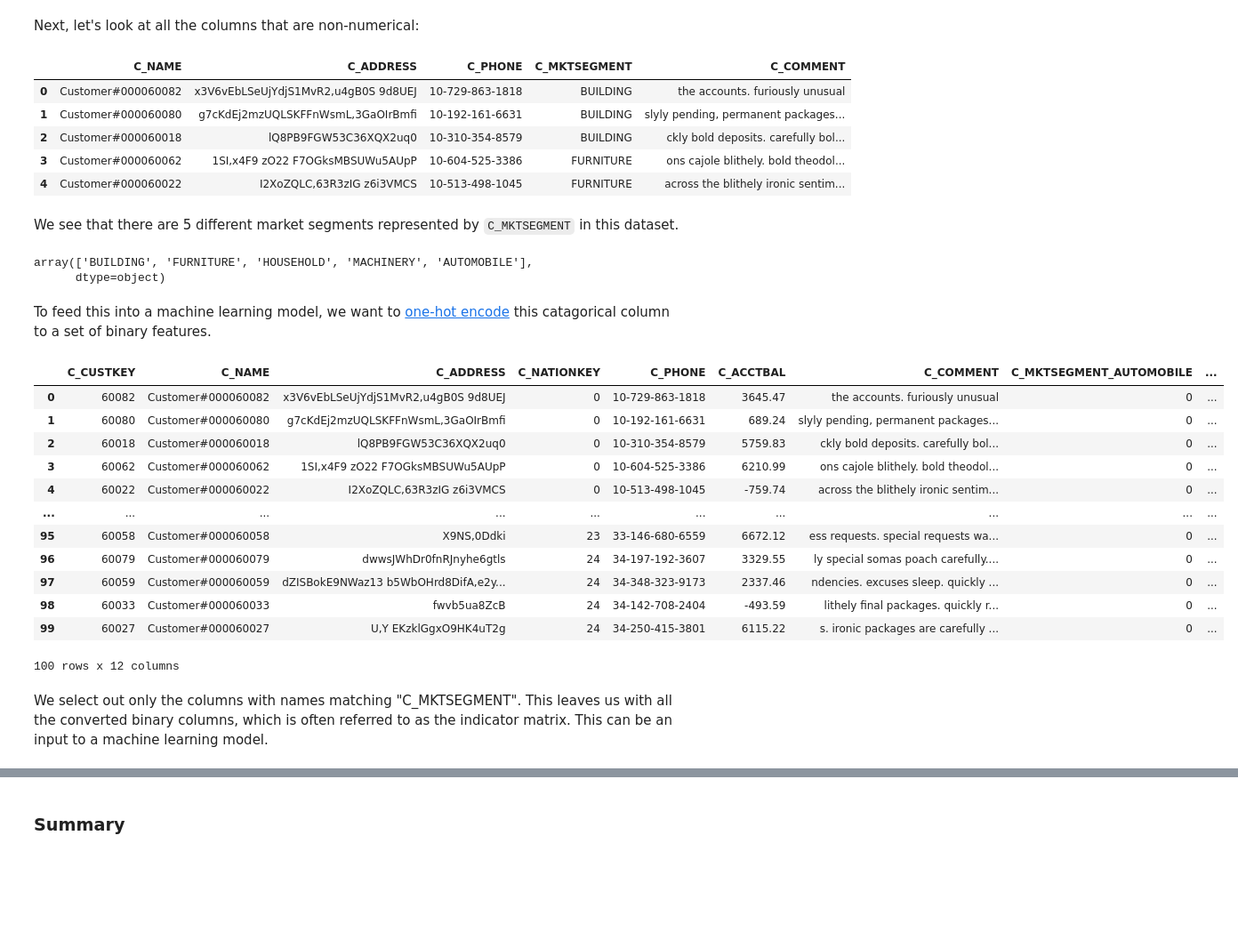
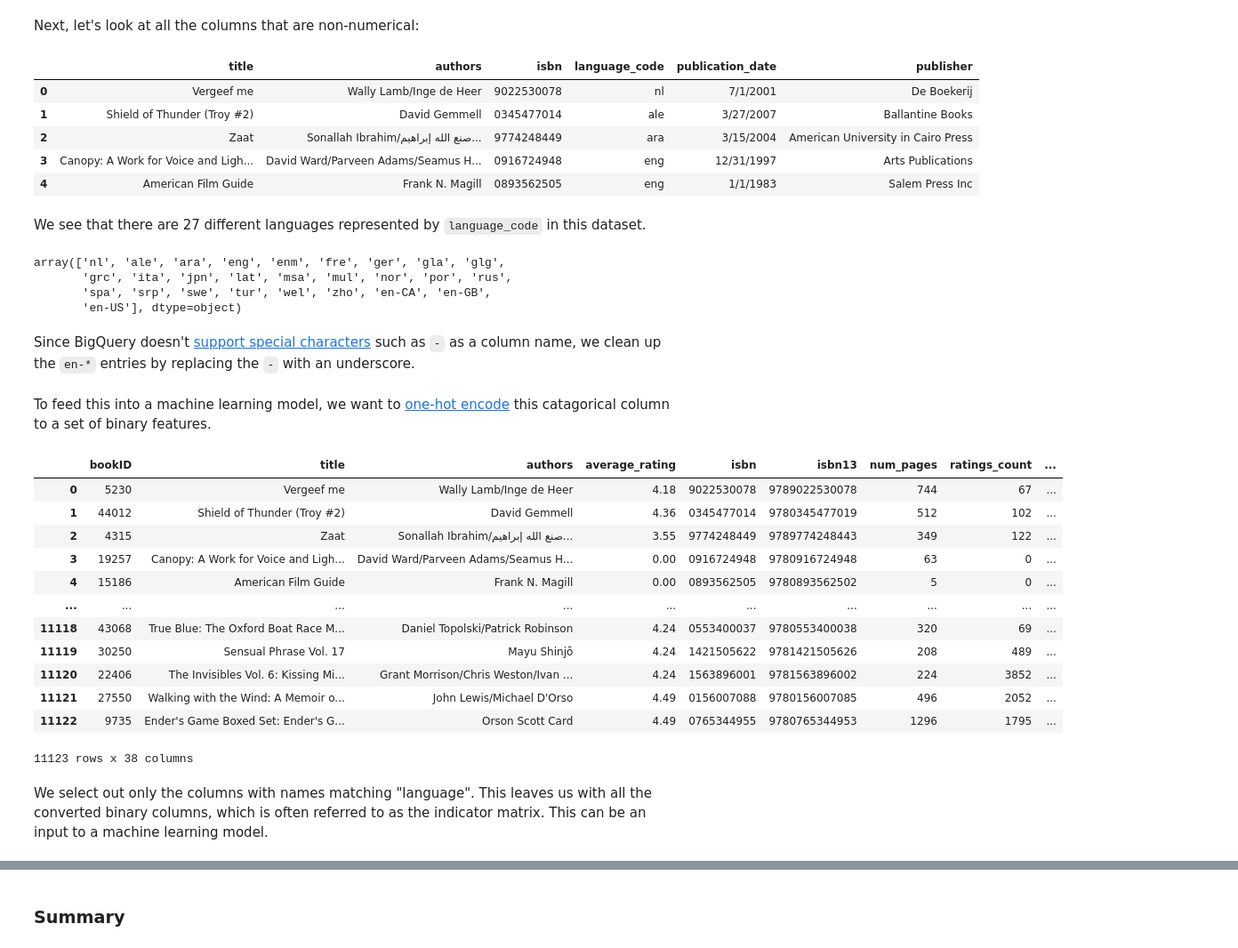
Before and after one commit to ponder-org/ponder-notebooks, a Jupyter notebook: bigquery/tutorial/01-getting-started.ipynb, the cells around one changed output, grey strips where cells are left out. Shown at 89% size. Cells and saved outputs as stored; diff of their text form; code cells hidden in the pictures; blank space fills up the shorter version.

```diff
--- a/bigquery/tutorial/01-getting-started.ipynb
+++ b/bigquery/tutorial/01-getting-started.ipynb
@@ -64,3 +30,11 @@ Uploaded dataset to PONDER_CUSTOMER
+# %%
+import ponder.bigquery
+
+# Create a Ponder BigQuery Connections object
+bigquery_con = ponder.bigquery.connect(creds, schema = "PONDER")
+
+# Initialize the BigQuery connection
+ponder.bigquery.init(bigquery_con)
 # %% [markdown]
 ### Starting Pondering 🎉
 # %% [markdown]
@@ -68,5 +44,5 @@ Now that we have the connection initialized. Let's read the **PONDER_CUSTOMER**
 # %%
-df = pd.read_sql("PONDER_CUSTOMER", bigquery_con)
+df = pd.read_sql("PONDER_BOOKS", bigquery_con)
 # %% [markdown]
 Let's first print out the dataframe and take a look at the data.
 # %%
@@ -127,38 +103,44 @@ Next, let's look at all the columns that are non-numerical:
 # %%
 df.select_dtypes(include='object').head()
 # %% [output]
-|  | C_NAME | C_ADDRESS | C_PHONE | C_MKTSEGMENT | C_COMMENT |
-| 0 | Customer#000060082 | x3V6vEbLSeUjYdjS1MvR2,u4gB0S 9d8UEJ | 10-729-863-1818 | BUILDING | the accounts. furiously unusual |
-| 1 | Customer#000060080 | g7cKdEj2mzUQLSKFFnWsmL,3GaOIrBmfi | 10-192-161-6631 | BUILDING | slyly pending, permanent packages... |
-| 2 | Customer#000060018 | lQ8PB9FGW53C36XQX2uq0 | 10-310-354-8579 | BUILDING | ckly bold deposits. carefully bol... |
-| 3 | Customer#000060062 | 1SI,x4F9 zO22 F7OGksMBSUWu5AUpP | 10-604-525-3386 | FURNITURE | ons cajole blithely. bold theodol... |
-| 4 | Customer#000060022 | I2XoZQLC,63R3zIG z6i3VMCS | 10-513-498-1045 | FURNITURE | across the blithely ironic sentim... |
+|  | title | authors | isbn | language_code | publication_date | publisher |
+| 0 | Vergeef me | Wally Lamb/Inge de Heer | 9022530078 | nl | 7/1/2001 | De Boekerij |
+| 1 | Shield of Thunder (Troy #2) | David Gemmell | 0345477014 | ale | 3/27/2007 | Ballantine Books |
+| 2 | Zaat | Sonallah Ibrahim/صنع الله إبراهيم... | 9774248449 | ara | 3/15/2004 | American University in Cairo Press |
+| 3 | Canopy: A Work for Voice and Ligh... | David Ward/Parveen Adams/Seamus H... | 0916724948 | eng | 12/31/1997 | Arts Publications |
+| 4 | American Film Guide | Frank N. Magill | 0893562505 | eng | 1/1/1983 | Salem Press Inc |
 # %% [markdown]
-We see that there are 5 different market segments represented by `C_MKTSEGMENT` in this dataset.
+We see that there are 27 different languages represented by `language_code` in this dataset.
-# %%
-df.C_MKTSEGMENT.unique()
-# %% [output]
-array(['BUILDING', 'FURNITURE', 'HOUSEHOLD', 'MACHINERY', 'AUTOMOBILE'],
-      dtype=object)
+# %%
+df.language_code.unique()
+# %% [output]
+array(['nl', 'ale', 'ara', 'eng', 'enm', 'fre', 'ger', 'gla', 'glg',
+       'grc', 'ita', 'jpn', 'lat', 'msa', 'mul', 'nor', 'por', 'rus',
+       'spa', 'srp', 'swe', 'tur', 'wel', 'zho', 'en-CA', 'en-GB',
+       'en-US'], dtype=object)
+# %% [markdown]
+Since BigQuery doesn't [support special characters](https://cloud.google.com/bigquery/docs/schemas#column_names) such as `-` as a column name, we clean up the `en-*` entries by replacing the `-` with an underscore.
+# %%
+df.language_code = df.language_code.str.replace("-","_")
 # %% [markdown]
 To feed this into a machine learning model, we want to [one-hot encode](https://en.wikipedia.org/wiki/One-hot) this catagorical column to a set of binary features.
 # %%
-encoded_df = pd.get_dummies(df, columns="C_MKTSEGMENT")
+encoded_df = pd.get_dummies(df, columns="language_code")
 encoded_df
 # %% [output]
-|  | C_CUSTKEY | C_NAME | C_ADDRESS | C_NATIONKEY | C_PHONE | C_ACCTBAL | C_COMMENT | C_MKTSEGMENT_AUTOMOBILE | ... |
-| 0 | 60082 | Customer#000060082 | x3V6vEbLSeUjYdjS1MvR2,u4gB0S 9d8UEJ | 0 | 10-729-863-1818 | 3645.47 | the accounts. furiously unusual | 0 | ... |
-| 1 | 60080 | Customer#000060080 | g7cKdEj2mzUQLSKFFnWsmL,3GaOIrBmfi | 0 | 10-192-161-6631 | 689.24 | slyly pending, permanent packages... | 0 | ... |
-| 2 | 60018 | Customer#000060018 | lQ8PB9FGW53C36XQX2uq0 | 0 | 10-310-354-8579 | 5759.83 | ckly bold deposits. carefully bol... | 0 | ... |
-| 3 | 60062 | Customer#000060062 | 1SI,x4F9 zO22 F7OGksMBSUWu5AUpP | 0 | 10-604-525-3386 | 6210.99 | ons cajole blithely. bold theodol... | 0 | ... |
-| 4 | 60022 | Customer#000060022 | I2XoZQLC,63R3zIG z6i3VMCS | 0 | 10-513-498-1045 | -759.74 | across the blithely ironic sentim... | 0 | ... |
+|  | bookID | title | authors | average_rating | isbn | isbn13 | num_pages | ratings_count | ... |
+| 0 | 5230 | Vergeef me | Wally Lamb/Inge de Heer | 4.18 | 9022530078 | 9789022530078 | 744 | 67 | ... |
+| 1 | 44012 | Shield of Thunder (Troy #2) | David Gemmell | 4.36 | 0345477014 | 9780345477019 | 512 | 102 | ... |
+| 2 | 4315 | Zaat | Sonallah Ibrahim/صنع الله إبراهيم... | 3.55 | 9774248449 | 9789774248443 | 349 | 122 | ... |
+| 3 | 19257 | Canopy: A Work for Voice and Ligh... | David Ward/Parveen Adams/Seamus H... | 0.00 | 0916724948 | 9780916724948 | 63 | 0 | ... |
+| 4 | 15186 | American Film Guide | Frank N. Magill | 0.00 | 0893562505 | 9780893562502 | 5 | 0 | ... |
 | ... | ... | ... | ... | ... | ... | ... | ... | ... | ... |
-| 95 | 60058 | Customer#000060058 | X9NS,0Ddki | 23 | 33-146-680-6559 | 6672.12 | ess requests. special requests wa... | 0 | ... |
-| 96 | 60079 | Customer#000060079 | dwwsJWhDr0fnRJnyhe6gtls | 24 | 34-197-192-3607 | 3329.55 | ly special somas poach carefully.... | 0 | ... |
-| 97 | 60059 | Customer#000060059 | dZISBokE9NWaz13 b5WbOHrd8DifA,e2y... | 24 | 34-348-323-9173 | 2337.46 | ndencies. excuses sleep. quickly ... | 0 | ... |
-| 98 | 60033 | Customer#000060033 | fwvb5ua8ZcB | 24 | 34-142-708-2404 | -493.59 | lithely final packages. quickly r... | 0 | ... |
-| 99 | 60027 | Customer#000060027 | U,Y EKzklGgxO9HK4uT2g | 24 | 34-250-415-3801 | 6115.22 | s. ironic packages are carefully ... | 0 | ... |
+| 11118 | 43068 | True Blue: The Oxford Boat Race M... | Daniel Topolski/Patrick Robinson | 4.24 | 0553400037 | 9780553400038 | 320 | 69 | ... |
+| 11119 | 30250 | Sensual Phrase Vol. 17 | Mayu Shinjō | 4.24 | 1421505622 | 9781421505626 | 208 | 489 | ... |
+| 11120 | 22406 | The Invisibles Vol. 6: Kissing Mi... | Grant Morrison/Chris Weston/Ivan ... | 4.24 | 1563896001 | 9781563896002 | 224 | 3852 | ... |
+| 11121 | 27550 | Walking with the Wind: A Memoir o... | John Lewis/Michael D'Orso | 4.49 | 0156007088 | 9780156007085 | 496 | 2052 | ... |
+| 11122 | 9735 | Ender's Game Boxed Set: Ender's G... | Orson Scott Card | 4.49 | 0765344955 | 9780765344953 | 1296 | 1795 | ... |
-100 rows x 12 columns
+11123 rows x 38 columns
 # %% [markdown]
-We select out only the columns with names matching "C_MKTSEGMENT". This leaves us with all the converted binary columns, which is often referred to as the indicator matrix. This can be an input to a machine learning model.
+We select out only the columns with names matching "language". This leaves us with all the converted binary columns, which is often referred to as the indicator matrix. This can be an input to a machine learning model.
 # %%
```
Also changed, not shown: parts of 21 cells of this notebook, 5 other files.
